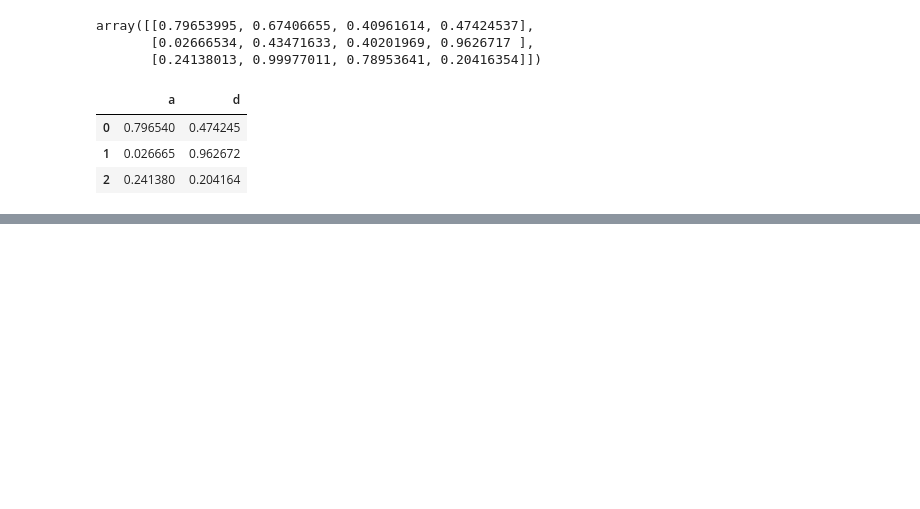
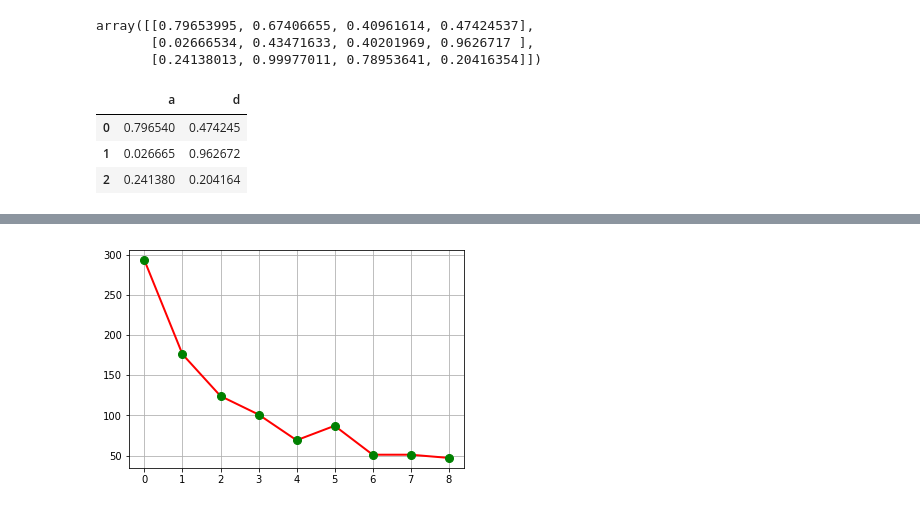
Before and after one commit to ckfanzhe/JupySum, a Jupyter notebook: SumLearn/Elementary/numpy.ipynb, the cells around one changed output, grey strips where cells are left out. Drawn from its saved outputs; the diff is of its cells as text; code cells hidden in the pictures; blank space fills up the shorter version.

```diff
--- a/SumLearn/Elementary.ipynb
+++ b/SumLearn/Elementary/numpy.ipynb
@@ -104,0 +106,19 @@ print('',end='')
+# %%
+%%time
+# Sample1 :本福特定律
+def firstd(x):
+#     while x>=10:
+#         x//=10
+#     return x
+    x = str(x)
+    return int(x[0])  # 更优解法效率提升40倍
+n = 1
+frequency = [0]*9
+for i in range(1,1000):
+    n*=i
+    m = firstd(n)-1
+    frequency[m]+=1
+plt.plot(frequency,'r-',lw=2)
+plt.plot(frequency,'go',markersize=8)
+plt.grid(True)
+# %% [output]
@@ -104,0 +126 @@ print('',end='')
+[figure, added]
```
Also changed, not shown: parts of 2 cells of this notebook.
